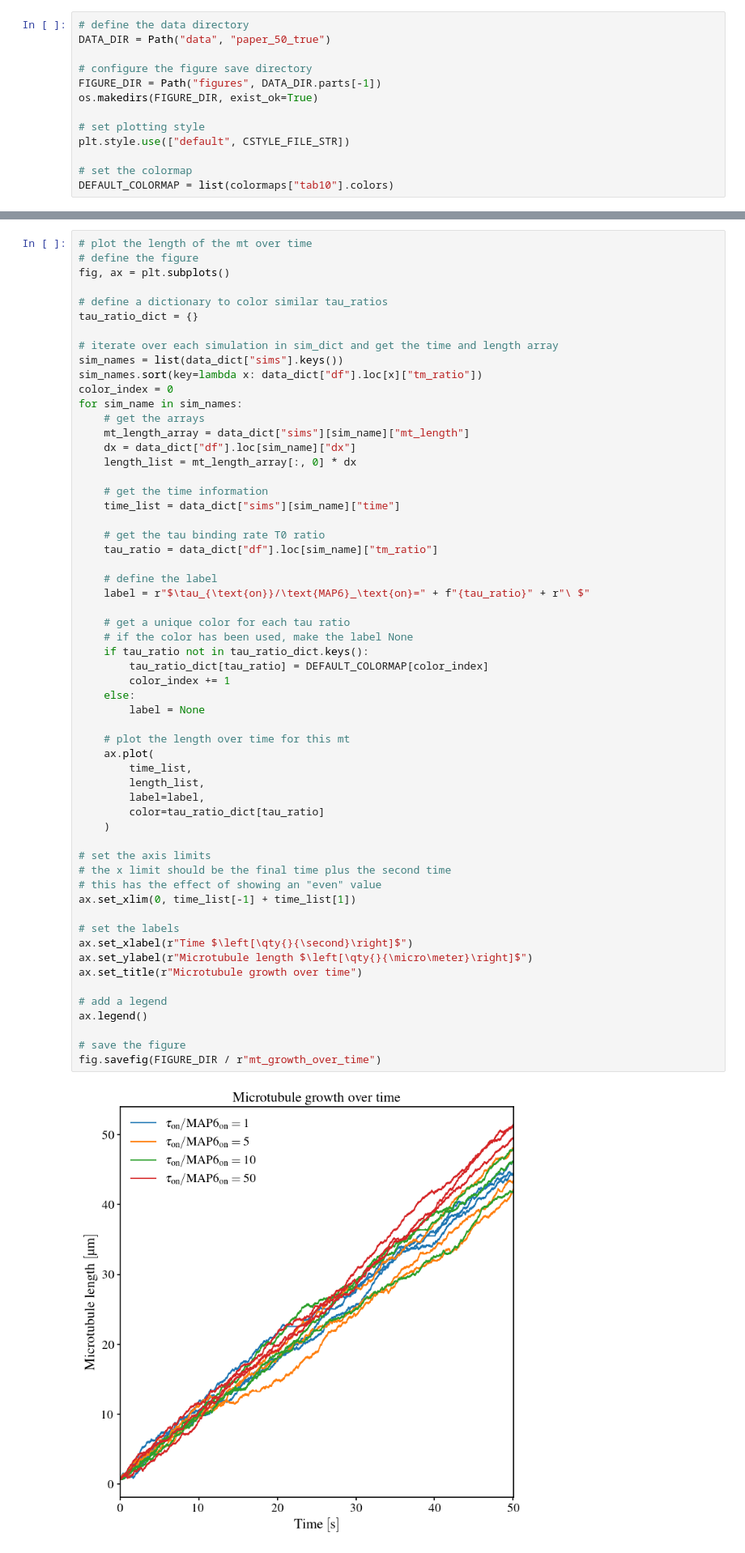
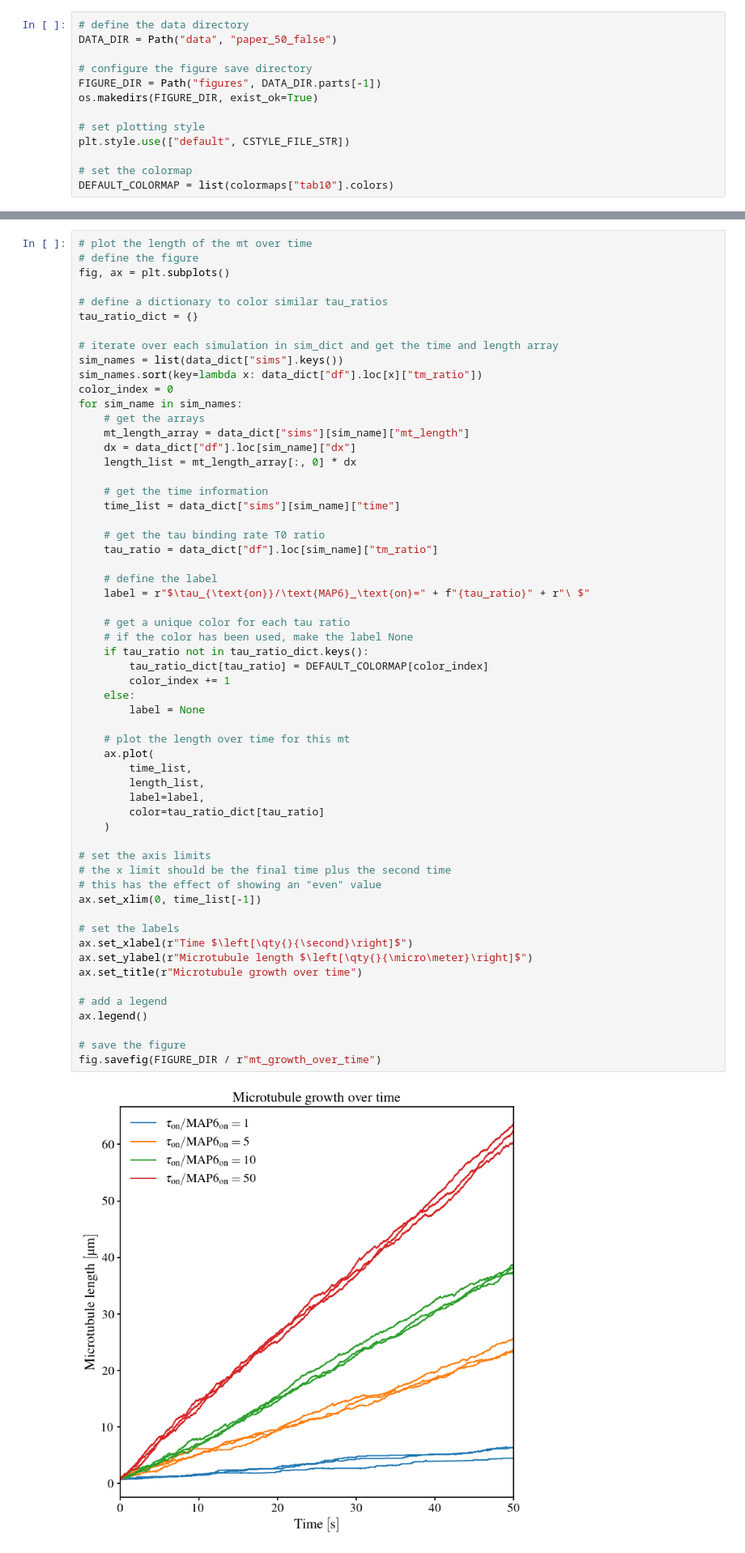
Before and after one commit to CWU-Computational-Biophysics/tau_mts, a Jupyter notebook: figures.ipynb, the cells around one changed output, grey strips where cells are left out. Shown at 81% size. Saved outputs shown, nothing was run; the diff lists cells and outputs as text.

```diff
--- a/figures.ipynb
+++ b/figures.ipynb
@@ -34,7 +34,7 @@ from distributions import plot_clusters, create_protein_animation
 ### Directory Definitions
 # %%
 # define the data directory
-DATA_DIR = Path("data", "paper_50_true")
+DATA_DIR = Path("data", "paper_50_false")
 
 # configure the figure save directory
 FIGURE_DIR = Path("figures", DATA_DIR.parts[-1])
@@ -227,35 +230,35 @@ for sim_name in sim_names:
     # if the color has been used, make the label None
     if tau_ratio not in tau_ratio_dict.keys():
         tau_ratio_dict[tau_ratio] = DEFAULT_COLORMAP[color_index]
         color_index += 1
     else:
         label = None
 
     # plot the length over time for this mt
     ax.plot(
         time_list,
         length_list,
         label=label,
         color=tau_ratio_dict[tau_ratio]
     )
 
 # set the axis limits
 # the x limit should be the final time plus the second time
 # this has the effect of showing an "even" value
-ax.set_xlim(0, time_list[-1] + time_list[1])
+ax.set_xlim(0, time_list[-1])
 
 # set the labels
 ax.set_xlabel(r"Time $\left[\qty{}{\second}\right]$")
 ax.set_ylabel(r"Microtubule length $\left[\qty{}{\micro\meter}\right]$")
 ax.set_title(r"Microtubule growth over time")
 
 # add a legend
 ax.legend()
 
 # save the figure
 fig.savefig(FIGURE_DIR / r"mt_growth_over_time")
 # %% [output]
-[figure, old version]
+[figure, new version]
 # %% [markdown]
 ## Plot Clusters
 # %%
```
Also changed, not shown: parts of 4 cells of this notebook, 1 other file.
